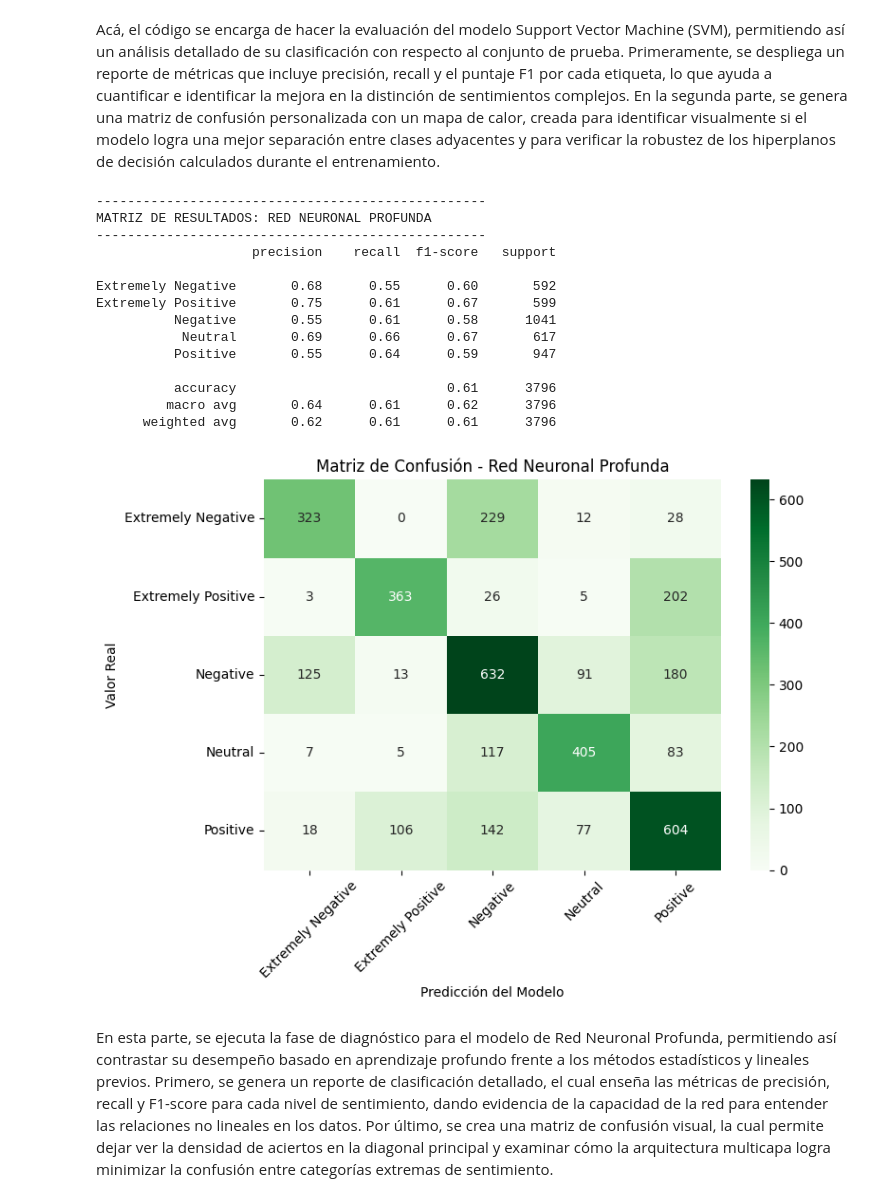
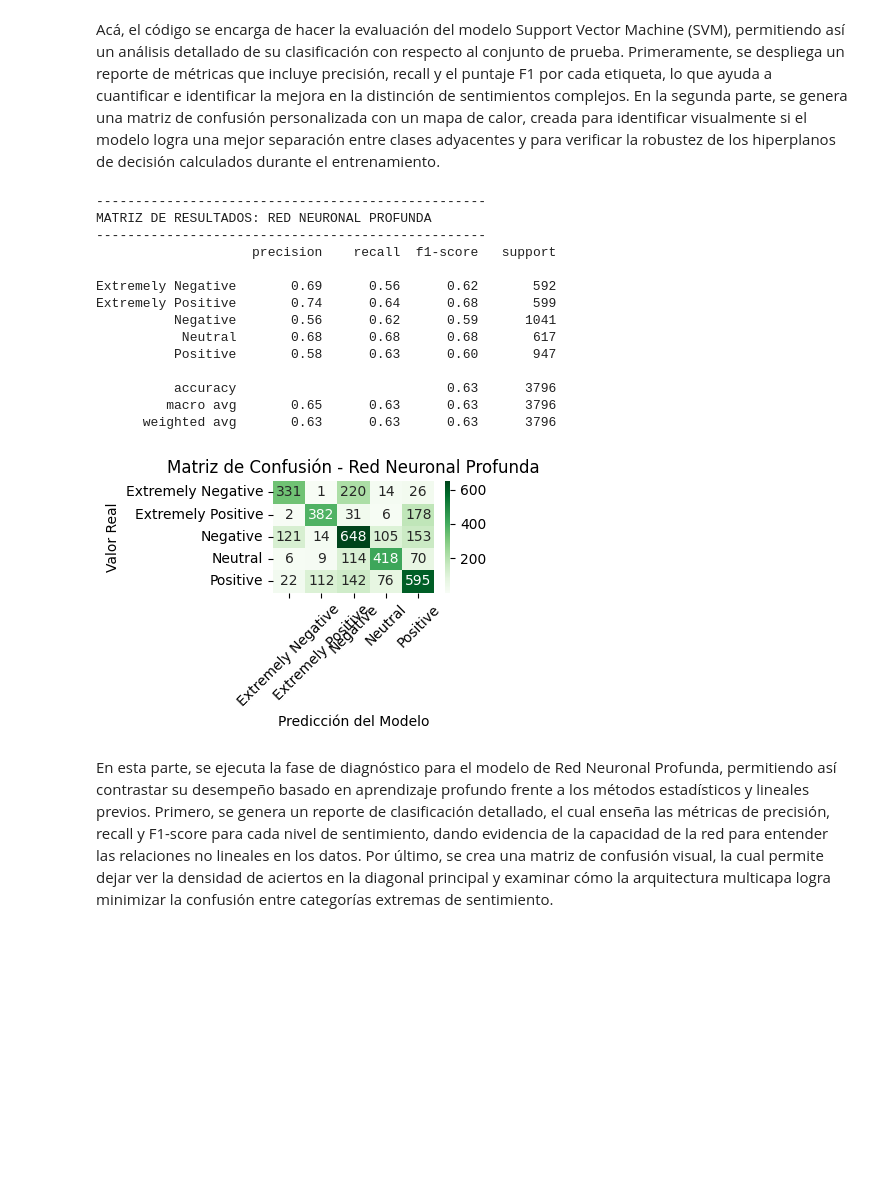
Before and after one commit to Javier19-cmd/ProyectoFinalTextAnalytics, a Jupyter notebook: ProyectoFinal.ipynb, the cells around one changed output. Cells and saved outputs as stored; diff of their text form; code cells hidden in the pictures; blank space fills up the shorter version.

```diff
--- a/ProyectoFinal.ipynb
+++ b/ProyectoFinal.ipynb
@@ -666,42 +666,42 @@ Acá, el código se encarga de hacer la evaluación del modelo Support Vector Ma
 # %%
 # ==========================================
 # EVALUACIÓN 3: Red Neuronal Profunda (Keras)
 # ==========================================
 
 # 1. Matriz de Resultados
 print("-" * 50)
 print("MATRIZ DE RESULTADOS: RED NEURONAL PROFUNDA")
 print("-" * 50)
 print(classification_report(y_test, dl_pred_test, target_names=label_encoder.classes_))
 
 # 2. Matriz de Confusión Visual
 cm_dl = confusion_matrix(y_test, dl_pred_test)
-plt.figure(figsize=(8, 6))
+plt.figure(figsize=(4, 3))
 # Usamos el mapa de color 'Greens' para el modelo de Deep Learning
 sns.heatmap(cm_dl, annot=True, fmt='d', cmap='Greens',
             xticklabels=label_encoder.classes_, yticklabels=label_encoder.classes_)
 plt.title('Matriz de Confusión - Red Neuronal Profunda')
 plt.xlabel('Predicción del Modelo')
 plt.ylabel('Valor Real')
 plt.xticks(rotation=45)
 plt.tight_layout()
 plt.show()
 # %% [output]
 --------------------------------------------------
 MATRIZ DE RESULTADOS: RED NEURONAL PROFUNDA
 --------------------------------------------------
                     precision    recall  f1-score   support
 
-Extremely Negative       0.68      0.55      0.60       592
-Extremely Positive       0.75      0.61      0.67       599
-          Negative       0.55      0.61      0.58      1041
-           Neutral       0.69      0.66      0.67       617
-          Positive       0.55      0.64      0.59       947
+Extremely Negative       0.69      0.56      0.62       592
+Extremely Positive       0.74      0.64      0.68       599
+          Negative       0.56      0.62      0.59      1041
+           Neutral       0.68      0.68      0.68       617
+          Positive       0.58      0.63      0.60       947
 
-          accuracy                           0.61      3796
-         macro avg       0.64      0.61      0.62      3796
-      weighted avg       0.62      0.61      0.61      3796
+          accuracy                           0.63      3796
+         macro avg       0.65      0.63      0.63      3796
+      weighted avg       0.63      0.63      0.63      3796
-[figure, old version]
+[figure, new version]
 # %% [markdown]
 En esta parte, se ejecuta la fase de diagnóstico para el modelo de Red Neuronal Profunda, permitiendo así contrastar su desempeño basado en aprendizaje profundo frente a los métodos estadísticos y lineales previos. Primero, se genera un reporte de clasificación detallado, el cual enseña las métricas de precisión, recall y F1-score para cada nivel de sentimiento, dando evidencia de la capacidad de la red para entender las relaciones no lineales en los datos. Por último, se crea una matriz de confusión visual, la cual permite dejar ver la densidad de aciertos en la diagonal principal y examinar cómo la arquitectura multicapa logra minimizar la confusión entre categorías extremas de sentimiento.
 # %% [markdown]
```
Also changed, not shown: parts of 8 cells of this notebook, 5 other files.
